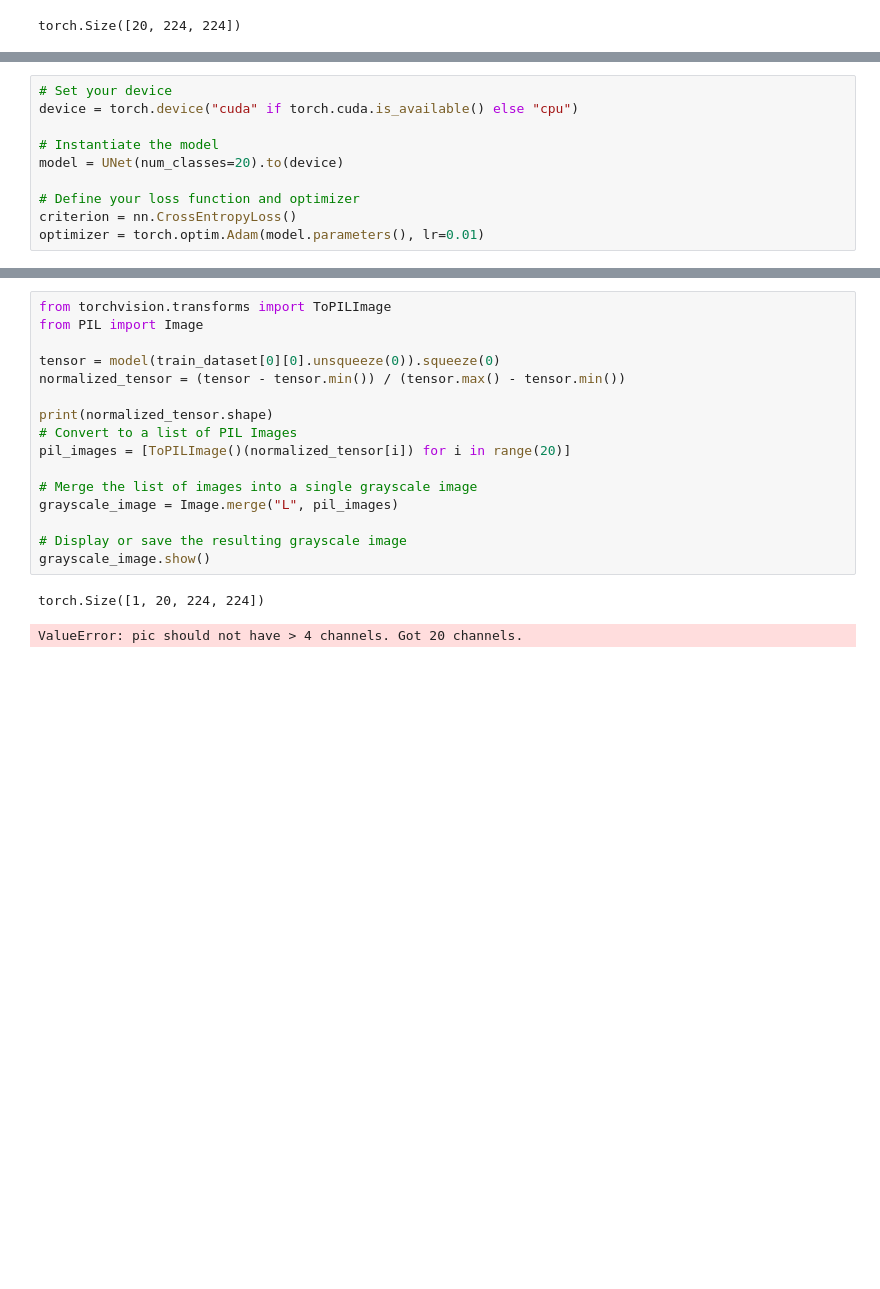
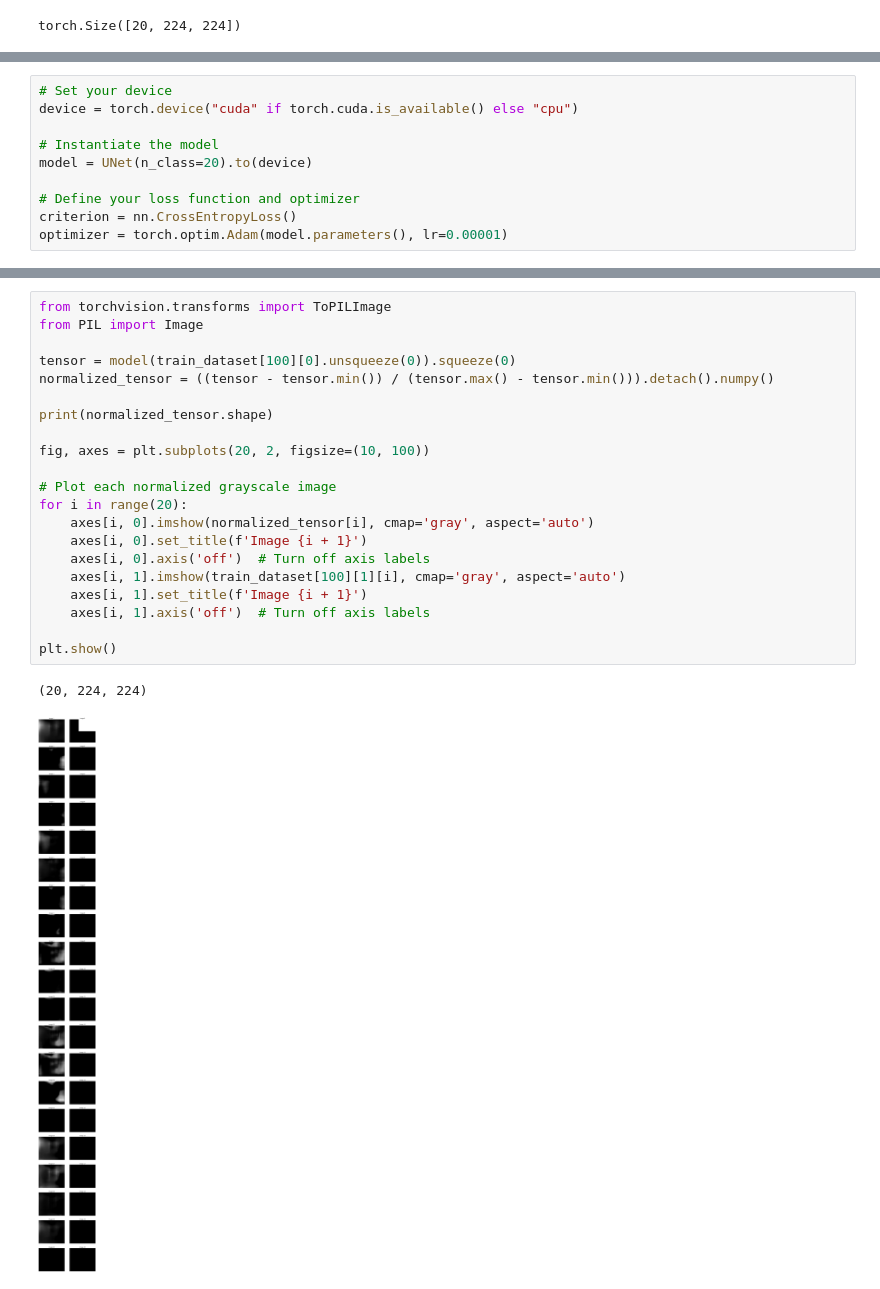
Before and after one commit to MingxiaoZhang/semantic-segementation, a Jupyter notebook: project.ipynb, the cells around one changed output, grey strips where cells are left out. Saved outputs shown, nothing was run; the diff lists cells and outputs as text; blank space fills up the shorter version.

Commit message:
update model

```diff
--- a/project.ipynb
+++ b/project.ipynb
@@ -112,11 +197,11 @@ class UNet(nn.Module):
 device = torch.device("cuda" if torch.cuda.is_available() else "cpu")
 
 # Instantiate the model
-model = UNet(num_classes=20).to(device)
+model = UNet(n_class=20).to(device)
 
 # Define your loss function and optimizer
 criterion = nn.CrossEntropyLoss()
-optimizer = torch.optim.Adam(model.parameters(), lr=0.01)
+optimizer = torch.optim.Adam(model.parameters(), lr=0.00001)
 # %%
 # Training loop
 num_epochs = 10
@@ -152,19 +228,24 @@ Epoch [10/10], Loss: 1.5336
 # %%
 from torchvision.transforms import ToPILImage
 from PIL import Image
 
-tensor = model(train_dataset[0][0].unsqueeze(0)).squeeze(0)
-normalized_tensor = (tensor - tensor.min()) / (tensor.max() - tensor.min())
+tensor = model(train_dataset[100][0].unsqueeze(0)).squeeze(0)
+normalized_tensor = ((tensor - tensor.min()) / (tensor.max() - tensor.min())).detach().numpy()
 
 print(normalized_tensor.shape)
-# Convert to a list of PIL Images
-pil_images = [ToPILImage()(normalized_tensor[i]) for i in range(20)]
 
-# Merge the list of images into a single grayscale image
-grayscale_image = Image.merge("L", pil_images)
+fig, axes = plt.subplots(20, 2, figsize=(10, 100))
 
-# Display or save the resulting grayscale image
-grayscale_image.show()
+# Plot each normalized grayscale image
+for i in range(20):
+    axes[i, 0].imshow(normalized_tensor[i], cmap='gray', aspect='auto')
+    axes[i, 0].set_title(f'Image {i + 1}')
+    axes[i, 0].axis('off')  # Turn off axis labels
+    axes[i, 1].imshow(train_dataset[100][1][i], cmap='gray', aspect='auto')
+    axes[i, 1].set_title(f'Image {i + 1}')
+    axes[i, 1].axis('off')  # Turn off axis labels
+
+plt.show()
 # %% [output]
-torch.Size([1, 20, 224, 224])
+(20, 224, 224)
-ValueError: pic should not have > 4 channels. Got 20 channels.
+[figure, added]
```
Also changed, not shown: parts of 4 cells of this notebook, 1 other file.
